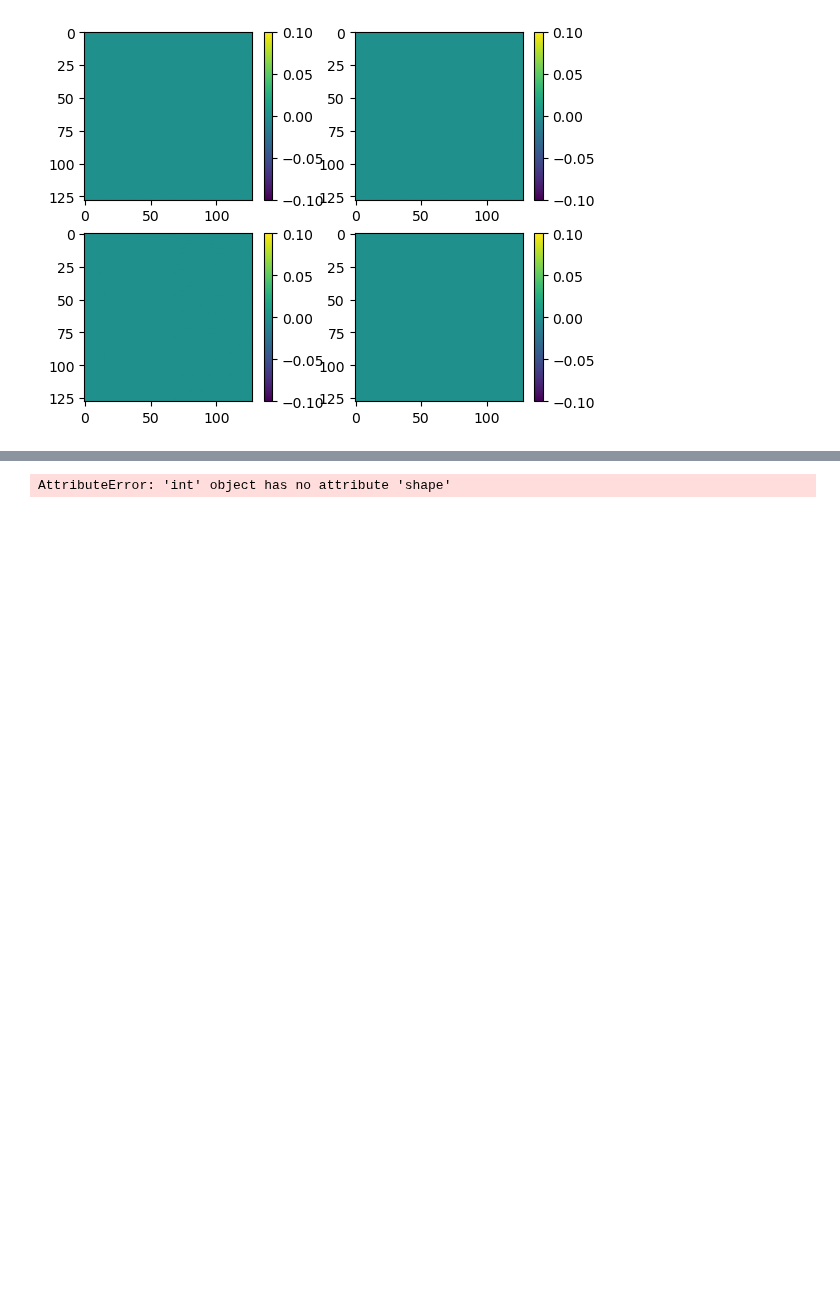
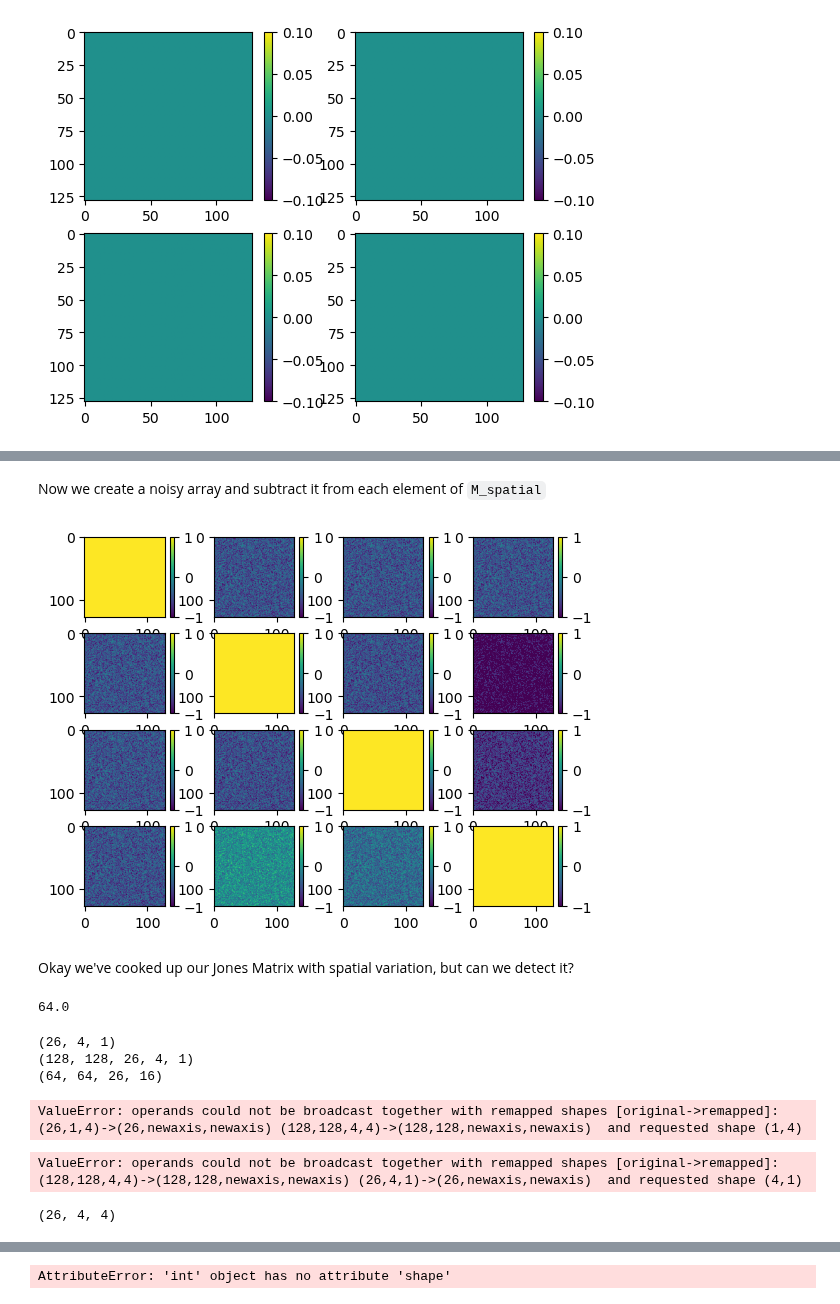
Before and after one commit to Jashcraf/katsu, a Jupyter notebook: BroadcastedPolarimetry.ipynb, the cells around one changed output, grey strips where cells are left out. Saved outputs shown, nothing was run; the diff lists cells and outputs as text; code cells hidden in the pictures; blank space fills up the shorter version.

```diff
--- a/BroadcastedPolarimetry.ipynb
+++ b/BroadcastedPolarimetry.ipynb
@@ -63,3 +95,18 @@ This is a no-compromise method of doing broadcasted kronecker products for Muell
+# %% [markdown]
+Now we create a noisy array and subtract it from each element of `M_spatial`
+# %%
+# Now we will add a little bit of noise to each element
+noisy_mask = np.random.random([128,128])
+M_noisy = M_spatial - noisy_mask[..., np.newaxis, np.newaxis]
+plot_square(M_noisy, n=4, vmin=-1, vmax=1)
+# %% [output]
+[figure, added]
+# %% [markdown]
+Okay we've cooked up our Jones Matrix with spatial variation, but can we detect it?
+# %%
+np.sqrt(1703936/(26*16))
+# %% [output]
+64.0
 # %%
 starting_angles={'psg_polarizer':0,
                 'psg_qwp':0,
@@ -68,24 +115,33 @@ starting_angles={'psg_polarizer':0,
 nmeas = 26
 thetas = np.linspace(0,2*np.pi,nmeas)
 
-# Generate an array of random
-Min = linear_polarizer(np.random.random()) @ linear_retarder(np.random.random(),np.random.random())
-
 Mg = linear_retarder(starting_angles['psg_qwp']+thetas,np.pi/2) @ linear_polarizer(starting_angles['psg_polarizer'])
 Ma = linear_polarizer(starting_angles['psa_polarizer']) @ linear_retarder(starting_angles['psa_qwp']+thetas*5,np.pi/2)
 PSA = Ma[...,0,:]
 PSA = PSA[...,np.newaxis]
-PSA.shape
+print(PSA.shape)
 
 PSG = Mg[...,:,0]
 PSG = PSG[..., np.newaxis]
-PSG.shape
+PSG = np.broadcast_to(PSG, [*M_noisy.shape[:2],*PSG.shape])
+print(PSG.shape)
 
-Wmat = broadcast_kron(PSA,PSG).reshape([nmeas,16])
-Wmat.shape
-Min = np.broadcast_to(Min,[*PSA.shape[:-2],4,4])
-Min.shape
-Pmat = (np.swapaxes(PSA,-1,-2) @ Min @ PSG)
+Wmat = broadcast_outer(PSA,PSG).reshape([64,64,nmeas,16])
+print(Wmat.shape)
+Pmat = (np.swapaxes(PSA,-1,-2) @ M_noisy @ PSG)
 M_meas = np.linalg.pinv(Wmat) @ Pmat[...,0,0]
+# %% [output]
+(26, 4, 1)
+(128, 128, 26, 4, 1)
+(64, 64, 26, 16)
+ValueError: operands could not be broadcast together with remapped shapes [original->remapped]: (26,1,4)->(26,newaxis,newaxis) (128,128,4,4)->(128,128,newaxis,newaxis)  and requested shape (1,4)
+# %%
+M_noisy @ PSG
+# %% [output]
+ValueError: operands could not be broadcast together with remapped shapes [original->remapped]: (128,128,4,4)->(128,128,newaxis,newaxis) (26,4,1)->(26,newaxis,newaxis)  and requested shape (4,1)
+# %%
+Min.shape
+# %% [output]
+(26, 4, 4)
 # %%
 print(Min[0])
```
Also changed, not shown: parts of 9 cells of this notebook, 6 other files.
